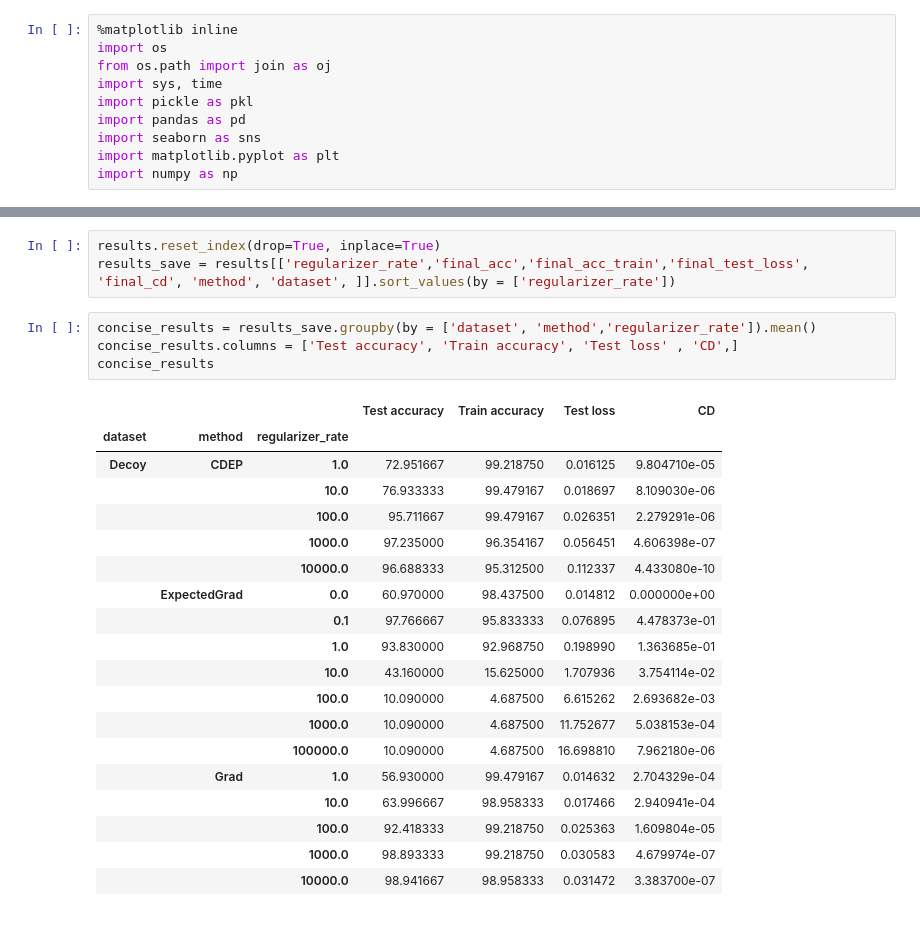
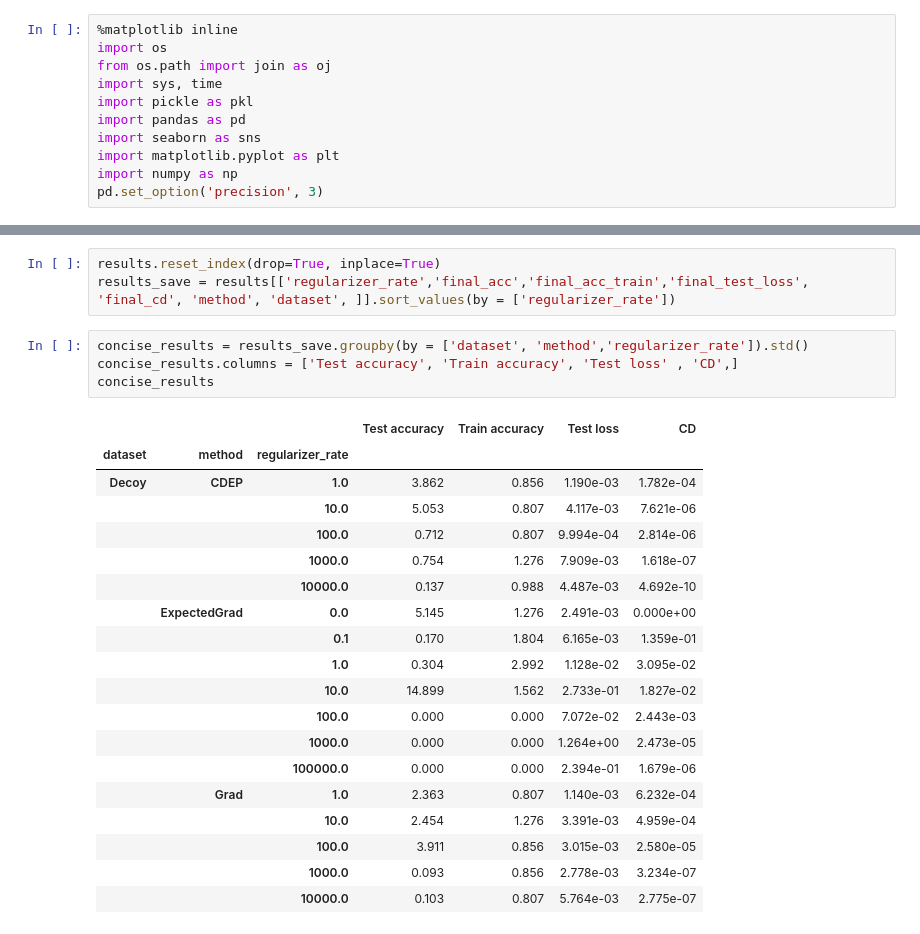
Before and after one commit to laura-rieger/deep-explanation-penalization, a Jupyter notebook: analyze/Analysis MNIST.ipynb, the cells around one changed output, grey strips where cells are left out. Cells and saved outputs as stored; diff of their text form.

```diff
--- a/analyze/Analysis MNIST.ipynb
+++ b/analyze/Analysis MNIST.ipynb
@@ -8,5 +8,6 @@ import pandas as pd
 import seaborn as sns
 import matplotlib.pyplot as plt
 import numpy as np
+pd.set_option('precision', 3)
 # %%
 save_path = "../results_for_export"
@@ -25,26 +26,26 @@ results['final_train_loss'] = [min(x) for x in results['losses_train']]
 results.reset_index(drop=True, inplace=True)
 results_save = results[['regularizer_rate','final_acc','final_acc_train','final_test_loss', 'final_cd', 'method', 'dataset', ]].sort_values(by = ['regularizer_rate'])
 # %%
-concise_results = results_save.groupby(by = ['dataset', 'method','regularizer_rate']).mean()
+concise_results = results_save.groupby(by = ['dataset', 'method','regularizer_rate']).std()
 concise_results.columns = ['Test accuracy', 'Train accuracy', 'Test loss' , 'CD',]
 concise_results
 # %% [output]
 |  |  |  | Test accuracy | Train accuracy | Test loss | CD |
 | dataset | method | regularizer_rate |  |  |  |  |
-| Decoy | CDEP | 1.0 | 72.951667 | 99.218750 | 0.016125 | 9.804710e-05 |
-|  |  | 10.0 | 76.933333 | 99.479167 | 0.018697 | 8.109030e-06 |
-|  |  | 100.0 | 95.711667 | 99.479167 | 0.026351 | 2.279291e-06 |
-|  |  | 1000.0 | 97.235000 | 96.354167 | 0.056451 | 4.606398e-07 |
-|  |  | 10000.0 | 96.688333 | 95.312500 | 0.112337 | 4.433080e-10 |
-|  | ExpectedGrad | 0.0 | 60.970000 | 98.437500 | 0.014812 | 0.000000e+00 |
-|  |  | 0.1 | 97.766667 | 95.833333 | 0.076895 | 4.478373e-01 |
-|  |  | 1.0 | 93.830000 | 92.968750 | 0.198990 | 1.363685e-01 |
-|  |  | 10.0 | 43.160000 | 15.625000 | 1.707936 | 3.754114e-02 |
-|  |  | 100.0 | 10.090000 | 4.687500 | 6.615262 | 2.693682e-03 |
-|  |  | 1000.0 | 10.090000 | 4.687500 | 11.752677 | 5.038153e-04 |
-|  |  | 100000.0 | 10.090000 | 4.687500 | 16.698810 | 7.962180e-06 |
-|  | Grad | 1.0 | 56.930000 | 99.479167 | 0.014632 | 2.704329e-04 |
-|  |  | 10.0 | 63.996667 | 98.958333 | 0.017466 | 2.940941e-04 |
-|  |  | 100.0 | 92.418333 | 99.218750 | 0.025363 | 1.609804e-05 |
-|  |  | 1000.0 | 98.893333 | 99.218750 | 0.030583 | 4.679974e-07 |
-|  |  | 10000.0 | 98.941667 | 98.958333 | 0.031472 | 3.383700e-07 |
+| Decoy | CDEP | 1.0 | 3.862 | 0.856 | 1.190e-03 | 1.782e-04 |
+|  |  | 10.0 | 5.053 | 0.807 | 4.117e-03 | 7.621e-06 |
+|  |  | 100.0 | 0.712 | 0.807 | 9.994e-04 | 2.814e-06 |
+|  |  | 1000.0 | 0.754 | 1.276 | 7.909e-03 | 1.618e-07 |
+|  |  | 10000.0 | 0.137 | 0.988 | 4.487e-03 | 4.692e-10 |
+|  | ExpectedGrad | 0.0 | 5.145 | 1.276 | 2.491e-03 | 0.000e+00 |
+|  |  | 0.1 | 0.170 | 1.804 | 6.165e-03 | 1.359e-01 |
+|  |  | 1.0 | 0.304 | 2.992 | 1.128e-02 | 3.095e-02 |
+|  |  | 10.0 | 14.899 | 1.562 | 2.733e-01 | 1.827e-02 |
+|  |  | 100.0 | 0.000 | 0.000 | 7.072e-02 | 2.443e-03 |
+|  |  | 1000.0 | 0.000 | 0.000 | 1.264e+00 | 2.473e-05 |
+|  |  | 100000.0 | 0.000 | 0.000 | 2.394e-01 | 1.679e-06 |
+|  | Grad | 1.0 | 2.363 | 0.807 | 1.140e-03 | 6.232e-04 |
+|  |  | 10.0 | 2.454 | 1.276 | 3.391e-03 | 4.959e-04 |
+|  |  | 100.0 | 3.911 | 0.856 | 3.015e-03 | 2.580e-05 |
+|  |  | 1000.0 | 0.093 | 0.856 | 2.778e-03 | 3.234e-07 |
+|  |  | 10000.0 | 0.103 | 0.807 | 5.764e-03 | 2.775e-07 |
```
Also changed, not shown: parts of 3 cells of this notebook, 23 other files.
